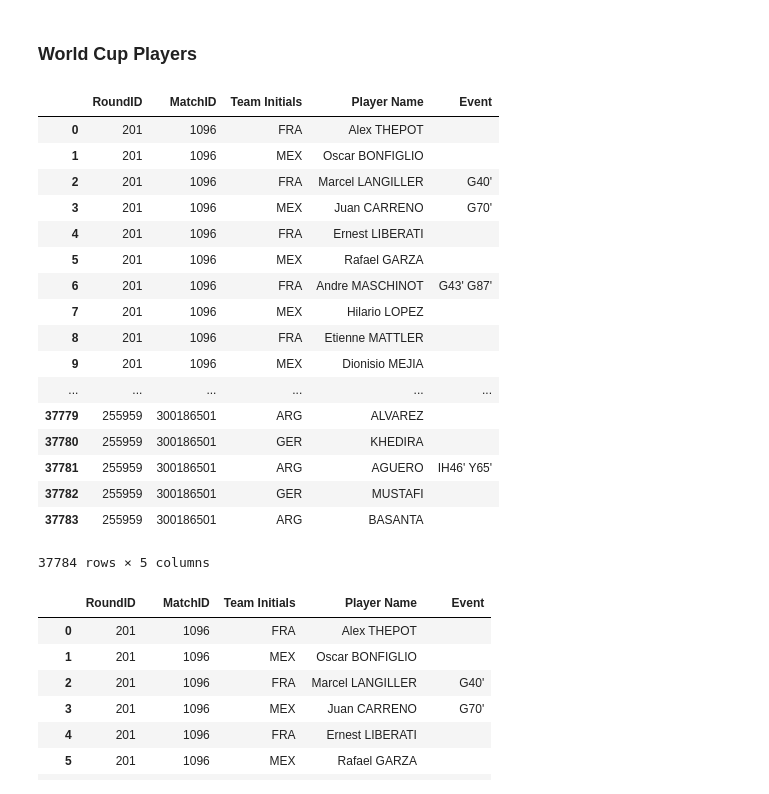
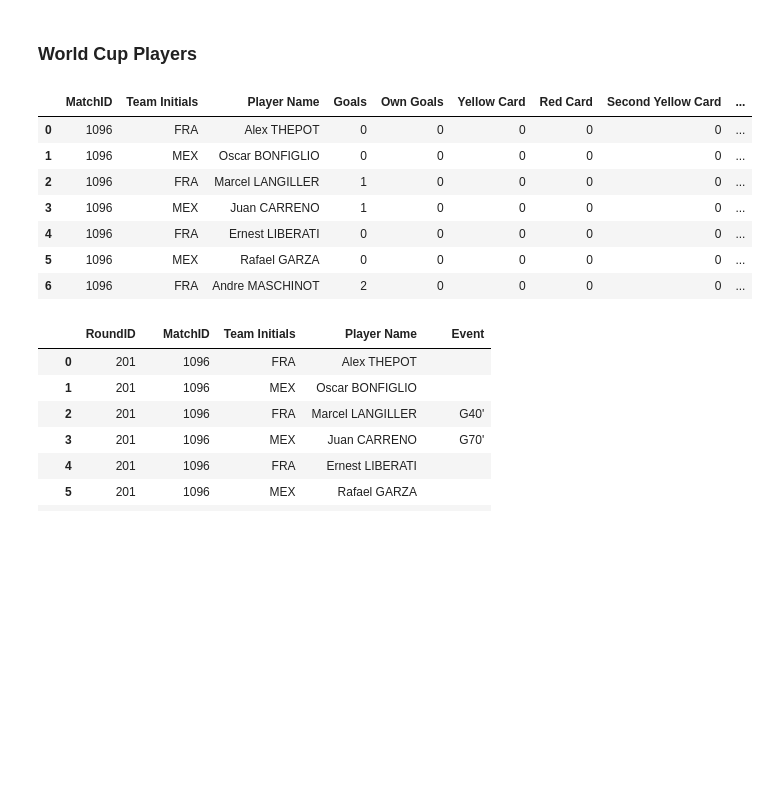
Before and after one commit to ryanbandrowski/FIFA-WC-ETL, a Jupyter notebook: FIFA World Cups.ipynb, the cells around one changed output. Drawn from its saved outputs; the diff is of its cells as text; code cells hidden in the pictures; blank space fills up the shorter version.

```diff
--- a/FIFA World Cups.ipynb
+++ b/FIFA World Cups.ipynb
@@ -73,3 +86,30 @@ del wc_players_df['Shirt Number']
 del wc_players_df['Position']
 # %%
 wc_players_df['Event'] = wc_players_df['Event'].fillna('')
+# %%
+wc_players_df['Goals'] = 0
+wc_players_df['Own Goals'] = 0
+wc_players_df['Yellow Card'] = 0
+wc_players_df['Red Card'] = 0
+wc_players_df['Second Yellow Card'] = 0
+wc_players_df['Penalty'] = 0
+wc_players_df['Missed Penalty'] = 0
+# %%
+for index, row in wc_players_df.iterrows():
+    events = row['Event'].split(' ')
+    for event in events:
+        if len(event) != 0:
+            if event[0] == 'G':
+                wc_players_df.loc[index,'Goals'] += 1
+            elif event[0:2] == 'OG':
+                wc_players_df.loc[index,'Own Goals'] += 1
+            elif event[0] == 'Y':
+                wc_players_df.loc[index,'Yellow Card'] += 1
+            elif event[0] == 'R':
+                wc_players_df.loc[index,'Red Card'] += 1
+            elif event[0:2] == 'SY':
+                wc_players_df.loc[index,'Second Yellow Card'] += 1
+            elif event[0] == 'P':
+                wc_players_df.loc[index,'Penalty'] += 1
+            elif event[0:2] == 'MP':
+                wc_players_df.loc[index,'Missed Penalty'] += 1
@@ -76,24 +119,14 @@ wc_players_df['Event'] = wc_players_df['Event'].fillna('')
 # %%
-wc_players_df
+wc_players_df.head(7)
 # %% [output]
-|  | RoundID | MatchID | Team Initials | Player Name | Event |
-| 0 | 201 | 1096 | FRA | Alex THEPOT |  |
-| 1 | 201 | 1096 | MEX | Oscar BONFIGLIO |  |
-| 2 | 201 | 1096 | FRA | Marcel LANGILLER | G40' |
-| 3 | 201 | 1096 | MEX | Juan CARRENO | G70' |
-| 4 | 201 | 1096 | FRA | Ernest LIBERATI |  |
-| 5 | 201 | 1096 | MEX | Rafael GARZA |  |
-| 6 | 201 | 1096 | FRA | Andre MASCHINOT | G43' G87' |
-| 7 | 201 | 1096 | MEX | Hilario LOPEZ |  |
-| 8 | 201 | 1096 | FRA | Etienne MATTLER |  |
-| 9 | 201 | 1096 | MEX | Dionisio MEJIA |  |
-| ... | ... | ... | ... | ... | ... |
-| 37779 | 255959 | 300186501 | ARG | ALVAREZ |  |
-| 37780 | 255959 | 300186501 | GER | KHEDIRA |  |
-| 37781 | 255959 | 300186501 | ARG | AGUERO | IH46' Y65' |
-| 37782 | 255959 | 300186501 | GER | MUSTAFI |  |
-| 37783 | 255959 | 300186501 | ARG | BASANTA |  |
+|  | MatchID | Team Initials | Player Name | Goals | Own Goals | Yellow Card | Red Card | Second Yellow Card | ... |
+| 0 | 1096 | FRA | Alex THEPOT | 0 | 0 | 0 | 0 | 0 | ... |
+| 1 | 1096 | MEX | Oscar BONFIGLIO | 0 | 0 | 0 | 0 | 0 | ... |
+| 2 | 1096 | FRA | Marcel LANGILLER | 1 | 0 | 0 | 0 | 0 | ... |
+| 3 | 1096 | MEX | Juan CARRENO | 1 | 0 | 0 | 0 | 0 | ... |
+| 4 | 1096 | FRA | Ernest LIBERATI | 0 | 0 | 0 | 0 | 0 | ... |
+| 5 | 1096 | MEX | Rafael GARZA | 0 | 0 | 0 | 0 | 0 | ... |
+| 6 | 1096 | FRA | Andre MASCHINOT | 2 | 0 | 0 | 0 | 0 | ... |
-37784 rows × 5 columns
 # %%
 unique_players_df = wc_players_df.drop_duplicates(['Player Name']).reset_index(drop=True)
 # %%
```
Also changed, not shown: parts of 9 cells of this notebook.
